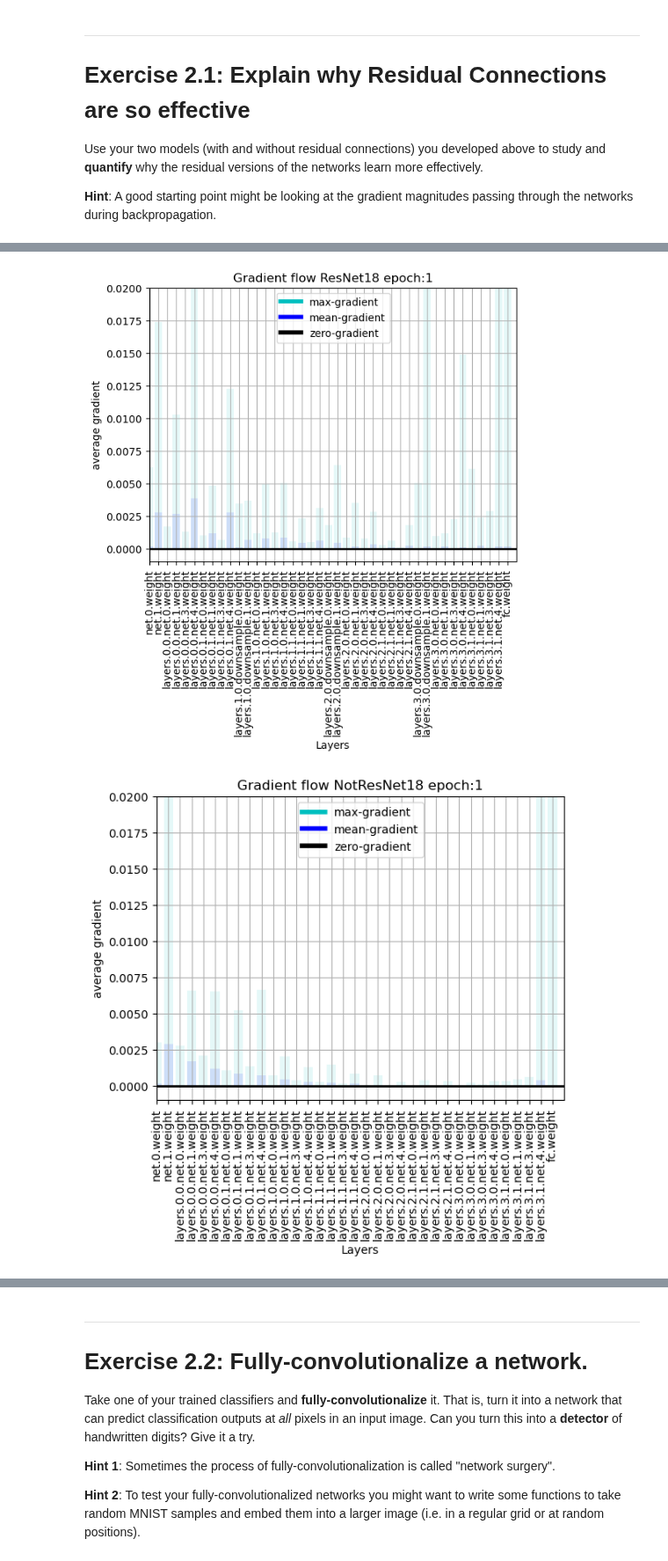
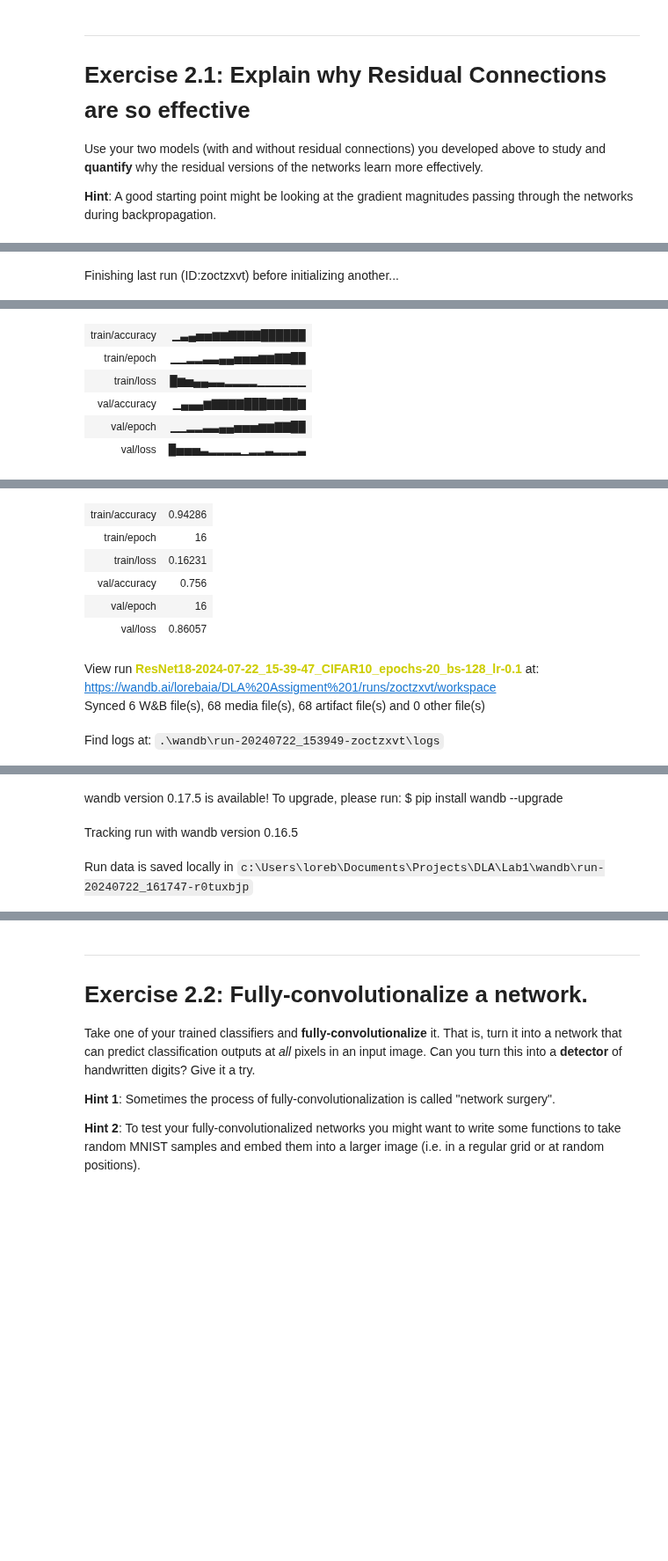
Before and after one commit to BaiardiLorenzo/DLA, a Jupyter notebook: Lab1/Lab1-CNNs-Exercise2.ipynb, the cells around one changed output, grey strips where cells are left out. Shown at 88% size. Cells and saved outputs as stored; diff of their text form; code cells hidden in the pictures; blank space fills up the shorter version.

```diff
--- a/Lab1/Lab1-CNNs-Exercise2.ipynb
+++ b/Lab1/Lab1-CNNs-Exercise2.ipynb
@@ -403,8 +632,8 @@ def plot_train_loss(res_loss, notres_loss):
 # Retrain the ResNet18 model and the CNN model for quantify the gradient vanishing problem
 device = torch.device("cuda:0" if torch.cuda.is_available() else "cpu")
 
-model_resnet18 = resnet18().to(device)
-model_notresnet18 = resnet18_no_skip().to(device)
+resnet18 = ResNet18().to(device)
+resnet18_no_skip_connection = ResNet18(skip_connection=False).to(device)
 
 # Dataset
 transform = transforms.Compose([
@@ -422,56 +651,16 @@ dl_test = DataLoader(ds_test, batch_size=batch_size, shuffle=False)
 
 # Loss and optimizer
 lr = 0.1
-opt_resnet = torch.optim.Adam(model_resnet18.parameters(), lr=lr)
-opt_notres = torch.optim.Adam(model_notresnet18.parameters(), lr=lr)
+opt_resnet = torch.optim.SGD(resnet18.parameters(), lr=lr, momentum=0.9, weight_decay=5e-4)
+opt_notres = torch.optim.SGD(resnet18_no_skip_connection.parameters(), lr=lr, momentum=0.9, weight_decay=5e-4)
+scheduler_resnet = None
+scheduler_notres = None
 
-def train_gradient(model_res, model_not, opt_res, opt_not, epochs):
-    model_res.train()
-    model_not.train()
-
-    losses_res = []
-    losses_not = []
-    for epoch in range(epochs):
-        ls_res = []
-        ls_not = []
-        for (i, (xs, ys)) in enumerate(tqdm(dl_train, desc=f'Training epoch {epoch}', leave=True)):
-            xs, ys = xs.to(device), ys.to(device)
-
-            opt_res.zero_grad()
-            opt_not.zero_grad()
-
-            outputs_res = model_res(xs)
-            outputs_not = model_not(xs)
-
-            loss_res = F.cross_entropy(outputs_res, ys)
-            loss_not = F.cross_entropy(outputs_not, ys)
-
-            loss_res.backward()
-            loss_not.backward()
-
-            opt_res.step()
-            opt_not.step()
-
-            ls_res.append(loss_res.item())
-            ls_not.append(loss_not.item())
-            if i == 0:
-                plot_grad_flow(model_res.named_parameters(), "ResNet18 epoch:"+str(epoch))
-                plot_grad_flow(model_not.named_parameters(), "NotResNet18 epoch:"+str(epoch))
-        ls_res = np.mean(ls_res)
-        ls_not = np.mean(ls_not)
-
-        losses_res.append(ls_res)
-        losses_not.append(ls_not)
-        print(f"Epoch {epoch}: Loss ResNet: {ls_res:.4f}, Loss Not ResNet: {ls_not:.4f}")
-
-    plot_grad_flow(model_res.named_parameters(), "ResNet18 epoch:"+str(epoch+1))
-    plot_grad_flow(model_not.named_parameters(), "NotResNet18 epoch:"+str(epoch+1))
-    return losses_res, losses_not
-
+# Train and evaluate the model
 epochs = 10
 
-resnet_loss, notres_loss = train_gradient(model_resnet18, model_notresnet18, opt_resnet, opt_notres, epochs)
-plot_train_loss(resnet_loss, notres_loss)
+train_evaluate_model(resnet18, "ResNet18", "CIFAR10", ds_train.classes, dl_train, dl_test, batch_size, lr, epochs, opt_resnet, scheduler_resnet, plot_grads=True, device=device)
+train_evaluate_model(resnet18_no_skip_connection, "ResNet18_no_skip_connection", "CIFAR10", ds_train.classes, dl_train, dl_test, batch_size, lr, epochs, opt_notres, scheduler_notres, plot_grads=True, device=device)
 # %% [output]
 Files already downloaded and verified
 Files already downloaded and verified
@@ -479,0 +667 @@ Files already downloaded and verified
+Finishing last run (ID:zoctzxvt) before initializing another...
@@ -481,2 +669,6 @@ Epoch 0: Loss ResNet: 2.3055, Loss Not ResNet: 2.1700
-[figure, removed]
-[figure, removed]
+| train/accuracy | ▁▃▄▅▅▆▆▇▇▇▇██████ |
+| train/epoch | ▁▁▂▂▃▃▄▄▅▅▅▆▆▇▇██ |
+| train/loss | █▆▅▄▄▃▃▂▂▂▂▁▁▁▁▁▁ |
+| val/accuracy | ▁▄▄▄▆▇▇▇▇███▇▇██▇ |
+| val/epoch | ▁▁▂▂▃▃▄▄▅▅▅▆▆▇▇██ |
+| val/loss | █▅▅▅▃▂▂▂▂▁▂▂▃▂▂▂▃ |
@@ -485,0 +676,9 @@ Epoch 1: Loss ResNet: 1.7185, Loss Not ResNet: 1.8707
+| train/accuracy | 0.94286 |
+| train/epoch | 16 |
+| train/loss | 0.16231 |
+| val/accuracy | 0.756 |
+| val/epoch | 16 |
+| val/loss | 0.86057 |
+View run ResNet18-2024-07-22_15-39-47_CIFAR10_epochs-20_bs-128_lr-0.1 at: https://wandb.ai/lorebaia/DLA%20Assigment%201/runs/zoctzxvt/workspace
+Synced 6 W&B file(s), 68 media file(s), 68 artifact file(s) and 0 other file(s)
+Find logs at: .\wandb\run-20240722_153949-zoctzxvt\logs
@@ -485,0 +686,3 @@ Epoch 1: Loss ResNet: 1.7185, Loss Not ResNet: 1.8707
+wandb version 0.17.5 is available! To upgrade, please run: $ pip install wandb --upgrade
+Tracking run with wandb version 0.16.5
+Run data is saved locally in c:\Users\loreb\Documents\Projects\DLA\Lab1\wandb\run-20240722_161747-r0tuxbjp
```
Also changed, not shown: parts of 12 cells of this notebook, 12 other files.
